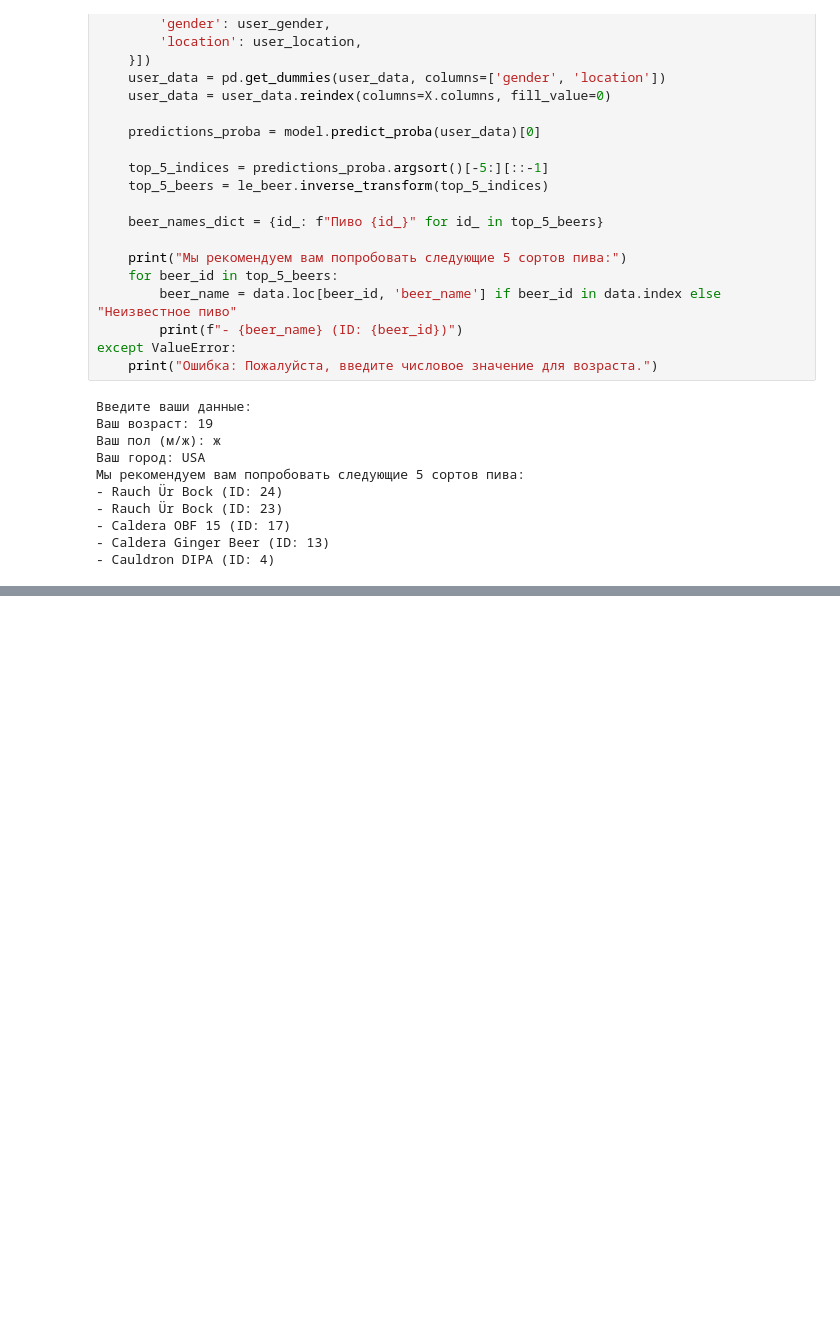
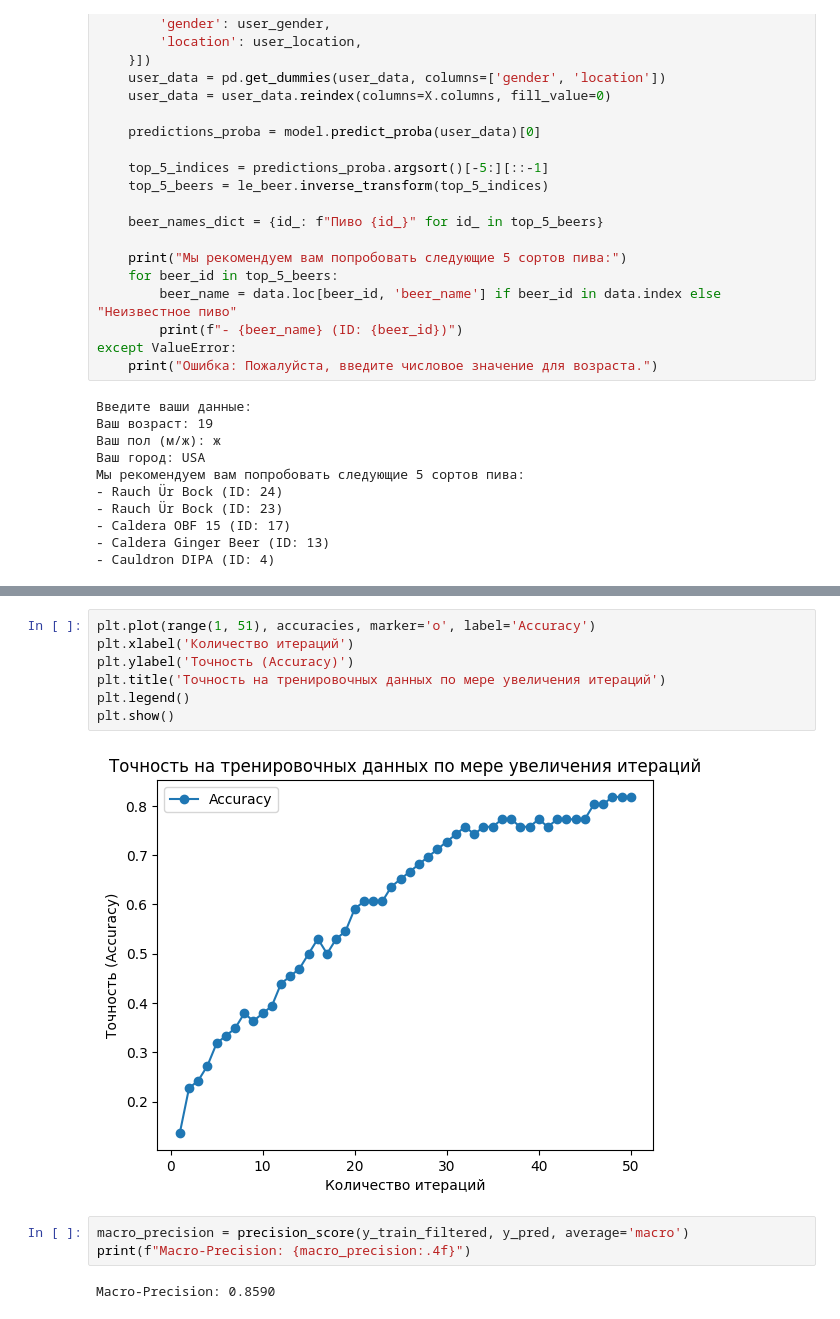
Before and after one commit to Mrak0bEss/Neuroinformatics, a Jupyter notebook: app/neiroinformatics.ipynb, the cells around one changed output, grey strips where cells are left out. Cells and saved outputs as stored; diff of their text form; blank space fills up the shorter version.

```diff
--- a/app/neiroinformatics.ipynb
+++ b/app/neiroinformatics.ipynb
@@ -167,0 +191,14 @@ files.download('model.joblib')
+# %%
+plt.plot(range(1, 51), accuracies, marker='o', label='Accuracy')
+plt.xlabel('Количество итераций')
+plt.ylabel('Точность (Accuracy)')
+plt.title('Точность на тренировочных данных по мере увеличения итераций')
+plt.legend()
+plt.show()
+# %% [output]
+[figure, added]
+# %%
+macro_precision = precision_score(y_train_filtered, y_pred, average='macro')
+print(f"Macro-Precision: {macro_precision:.4f}")
+# %% [output]
+Macro-Precision: 0.8590
```
Also changed, not shown: parts of 4 cells of this notebook.
